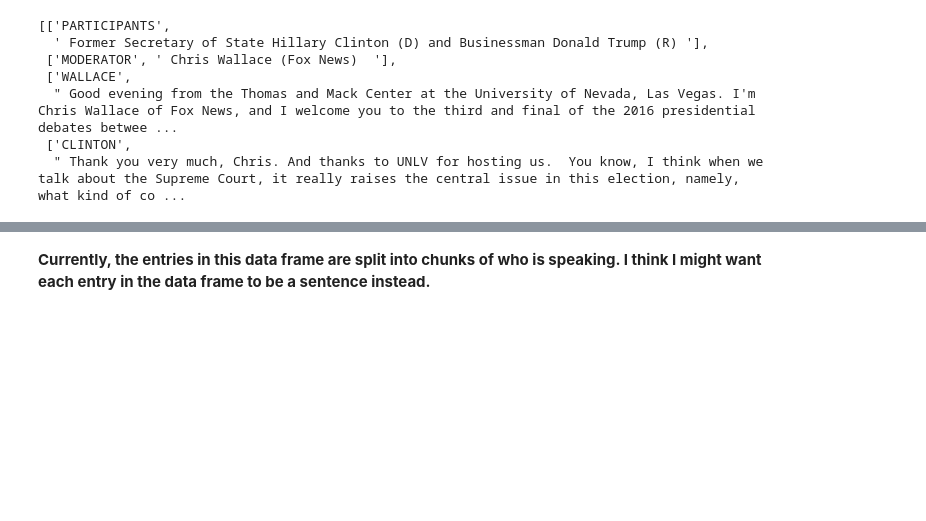
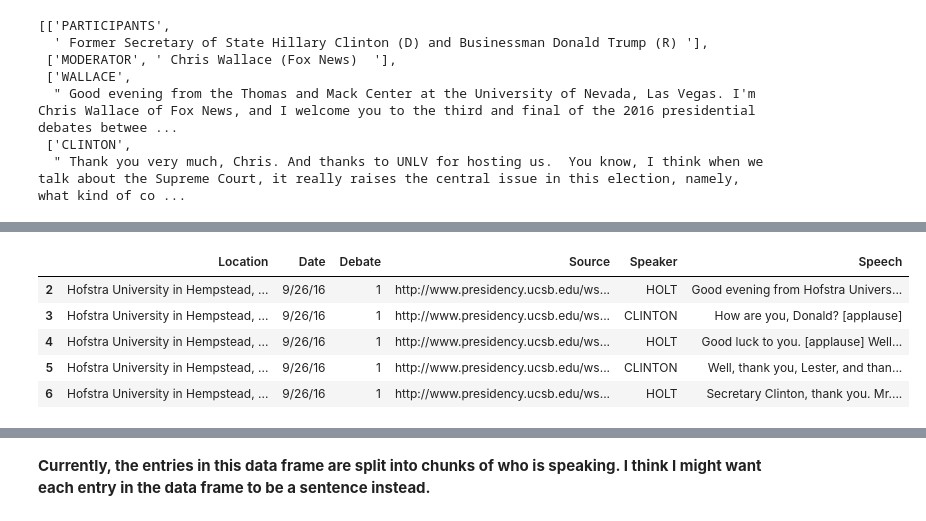
Before and after one commit to Data-Science-for-Linguists/2016-Debates-and-Referring-Expressions, a Jupyter notebook: data_processing.ipynb, the cells around one changed output, grey strips where cells are left out. Cells and saved outputs as stored; diff of their text form; code cells hidden in the pictures; blank space fills up the shorter version.

```diff
--- a/data_processing.ipynb
+++ b/data_processing.ipynb
@@ -131,0 +197,30 @@ debate3df.head(10)
+# %%
+#This is the same processing for debate1df
+debate1df = pd.DataFrame(debate1)
+debate1df['Source'] = 'http://www.presidency.ucsb.edu/ws/?pid=118971'
+debate1df['Debate'] = '1'
+debate1df['Location'] = 'Hofstra University in Hempstead, New York'
+debate1df['Date'] = '9/26/16'
+
+#Renaming the first two columns
+debate1df.columns = ['Speaker', 'Speech', 'Source', 'Debate', 'Location', 'Date']
+
+#Stripping the text in the Speaker and Speech columns
+debate1df['Speaker'] = debate1df['Speaker'].apply(lambda x: x.strip())
+debate1df['Speech'] = debate1df['Speech'].apply(lambda x: x.strip())
+
+#Reorganize the order of the columns
+debate1df = debate1df[['Location', 'Date', 'Debate', 'Source', 'Speaker', 'Speech']]
+
+#Drop these first two rows, because they are not speech information
+debate1df.drop(0, inplace=True)
+debate1df.drop(1, inplace=True)
+# %%
+debate1df.head()
+# %% [output]
+|  | Location | Date | Debate | Source | Speaker | Speech |
+| 2 | Hofstra University in Hempstead, ... | 9/26/16 | 1 | http://www.presidency.ucsb.edu/ws... | HOLT | Good evening from Hofstra Univers... |
+| 3 | Hofstra University in Hempstead, ... | 9/26/16 | 1 | http://www.presidency.ucsb.edu/ws... | CLINTON | How are you, Donald? [applause] |
+| 4 | Hofstra University in Hempstead, ... | 9/26/16 | 1 | http://www.presidency.ucsb.edu/ws... | HOLT | Good luck to you. [applause] Well... |
+| 5 | Hofstra University in Hempstead, ... | 9/26/16 | 1 | http://www.presidency.ucsb.edu/ws... | CLINTON | Well, thank you, Lester, and than... |
+| 6 | Hofstra University in Hempstead, ... | 9/26/16 | 1 | http://www.presidency.ucsb.edu/ws... | HOLT | Secretary Clinton, thank you. Mr.... |
```
Also changed, not shown: parts of 10 cells of this notebook.
